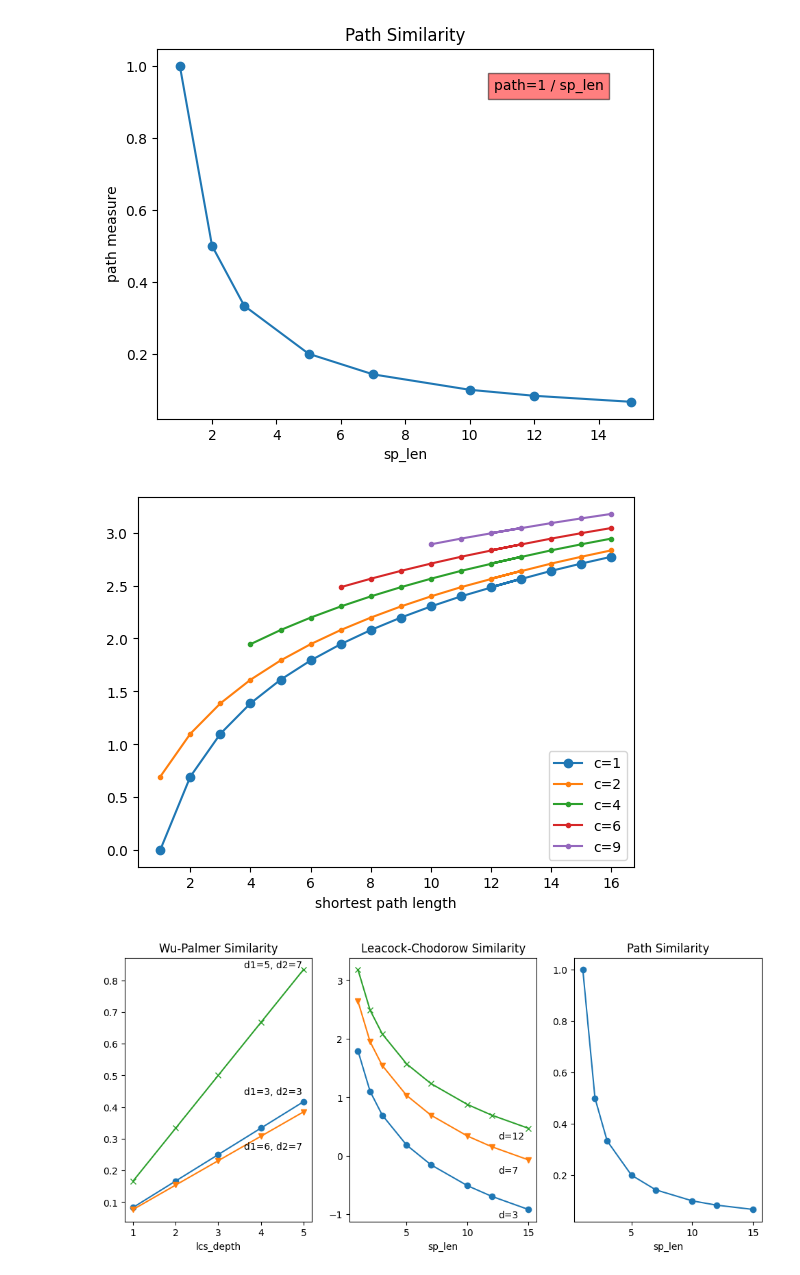
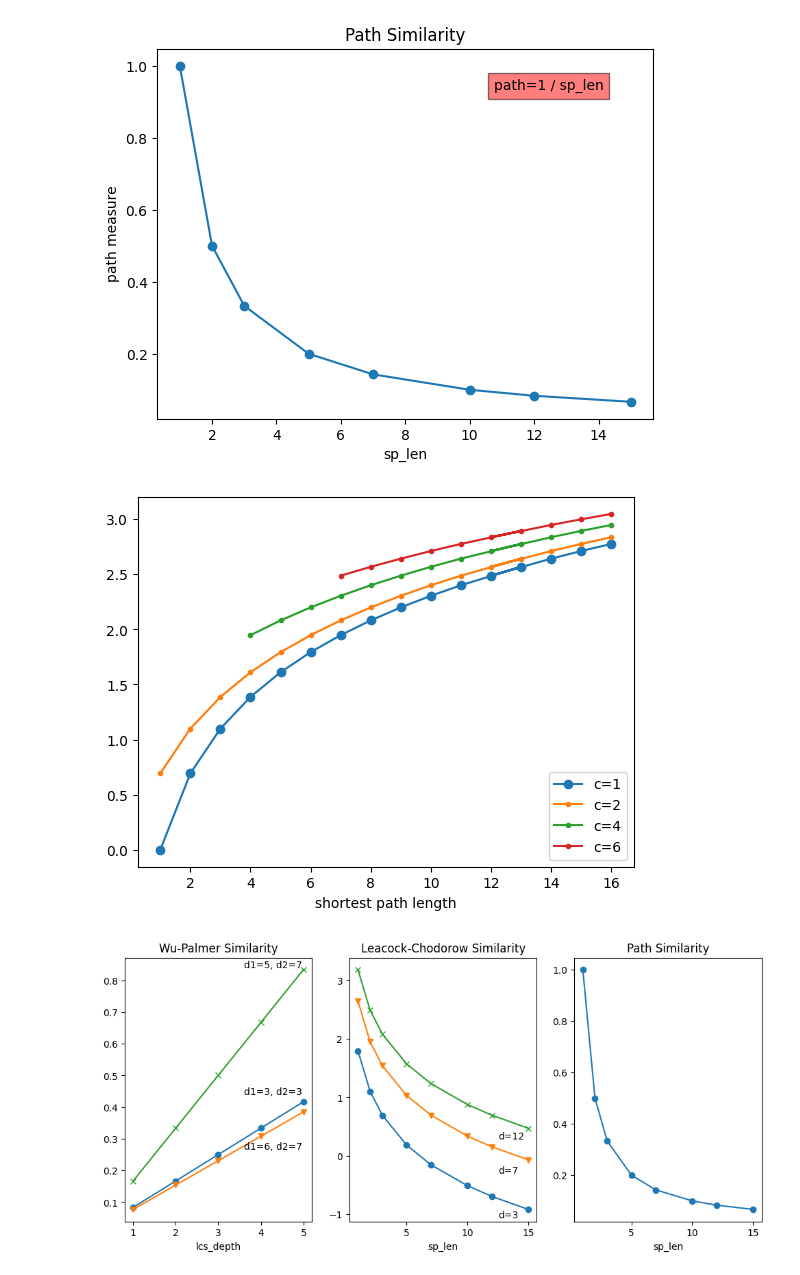
Before and after one commit to nanni00/babeldist, a Jupyter notebook: src/notebook/analysis_measures.ipynb, the cells around one changed output. Drawn from its saved outputs; the diff is of its cells as text; code cells hidden in the pictures.

Commit message:
New version distance community measure

```diff
--- a/src/notebook/analysis_measures.ipynb
+++ b/src/notebook/analysis_measures.ipynb
@@ -75,32 +75,31 @@ plt.show()
 [figure]
 # %%
 import numpy as np
-com_path = lambda l, c:  -np.log(1 / (l + c - 1))
+com_path = lambda l, c:  -np.log(1 / (l + c))
 
 sp_len = [1, 2, 3, 4, 5, 6, 7, 8, 9, 10, 11, 13, 12, 14, 15, 16]
 
 com_path_measure0 = [com_path(x, 1) for x in sp_len]
 com_path_measure1 = [com_path(x, 2) for x in sp_len]
 com_path_measure2 = [com_path(x, 4) for x in sp_len[3:]]
 com_path_measure3 = [com_path(x, 6) for x in sp_len[6:]]
 com_path_measure4 = [com_path(x, 9) for x in sp_len[9:]]
 
 fig, ax = plt.subplots()
 #ax.text(0.9, 0.9, 'com_path=1 / (l + c)',
 #        horizontalalignment='right', verticalalignment='center',
 #        transform=ax.transAxes, bbox=dict(facecolor='red', alpha=0.5))
 
 ax.plot(sp_len, com_path_measure0, marker='o'    , label='c=1')
 ax.plot(sp_len, com_path_measure1, marker='.'    , label='c=2')
 ax.plot(sp_len[3:], com_path_measure2, marker='.', label='c=4')
 ax.plot(sp_len[6:], com_path_measure3, marker='.', label='c=6')
-ax.plot(sp_len[9:], com_path_measure4, marker='.', label='c=9')
 plt.legend(loc='lower right')
 ax.set(xlabel='shortest path length')
-plt.savefig('img/community_path_graphic.png', format='png')
+plt.savefig('../../img/community_path_graphic.png', format='png')
 plt.show()
 # %% [output]
-[figure, old version]
+[figure, new version]
 # %%
 fig, ax = plt.subplots(1, 3)
 ### WUP
```
Also changed, not shown: 3 other files.
